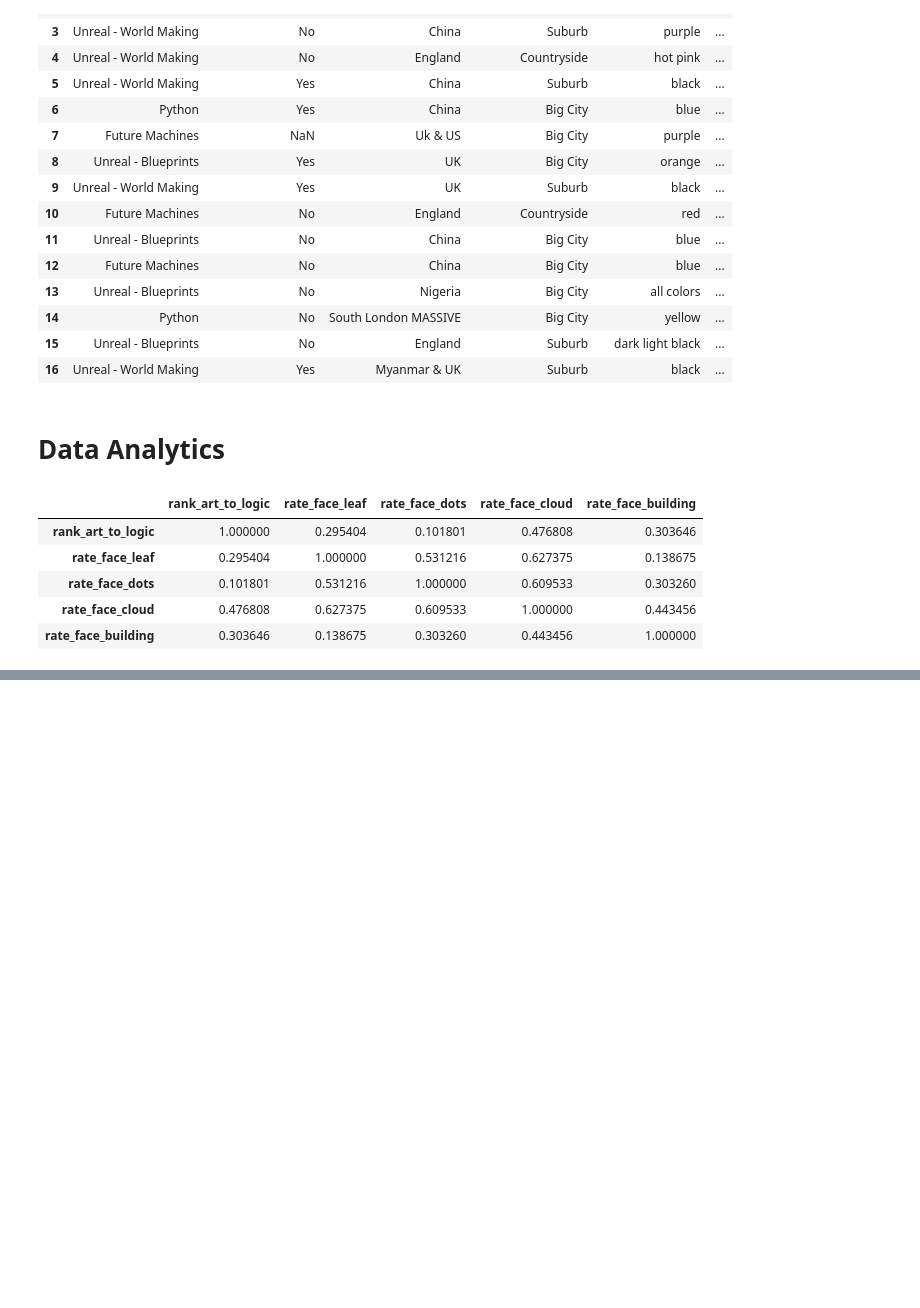
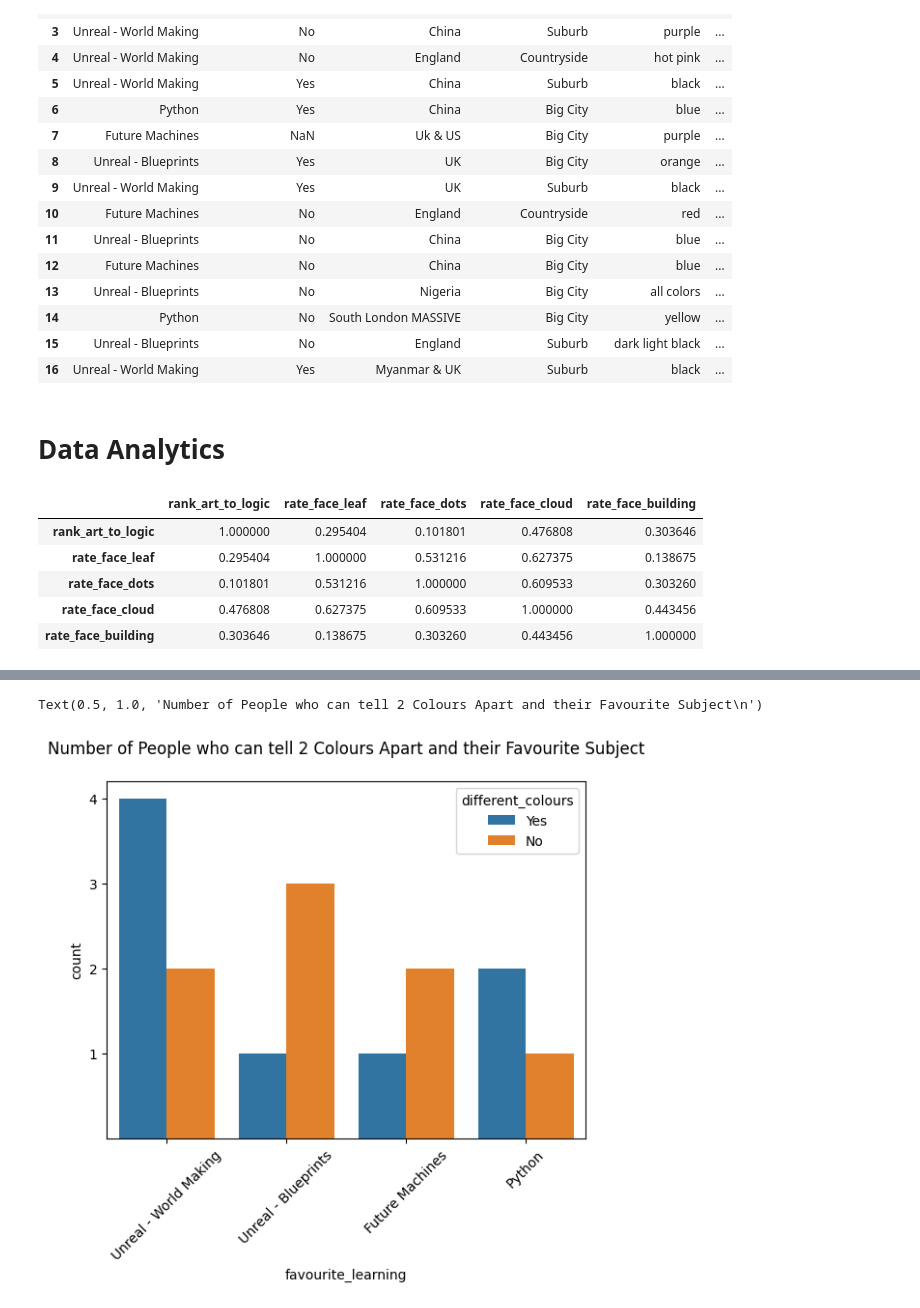
Before and after one commit to proud-p/cta_coding_assignments, a Jupyter notebook: data_among_us/avika_data_amongst_us.ipynb, the cells around one changed output, grey strips where cells are left out. Cells and saved outputs as stored; diff of their text form; code cells hidden in the pictures; blank space fills up the shorter version.

```diff
--- a/data_among_us/avika_data_amongst_us.ipynb
+++ b/data_among_us/avika_data_amongst_us.ipynb
@@ -234,3 +281,18 @@ plt.show()
+# %%
+#  More 'artistic' people are more likely to be able to tell 2 colours apart
+import math
+
+df_colours_apart = pd.DataFrame(df[['favourite_learning','different_colours']].value_counts().reset_index())
+y= df_colours_apart['count']
+yint = range(min(y), math.ceil(max(y))+1)
+sns.barplot(df_colours_apart,x='favourite_learning',y='count',hue ='different_colours')
+
+plt.xticks(rotation=45)
+plt.yticks(yint)
+plt.title('Number of People who can tell 2 Colours Apart and their Favourite Subject\n')
+# %% [output]
+Text(0.5, 1.0, 'Number of People who can tell 2 Colours Apart and their Favourite Subject\n')
+[figure, added]
 # %%
 # Favourite colours ? idk
 # %%
```
Also changed, not shown: parts of 7 cells of this notebook.
